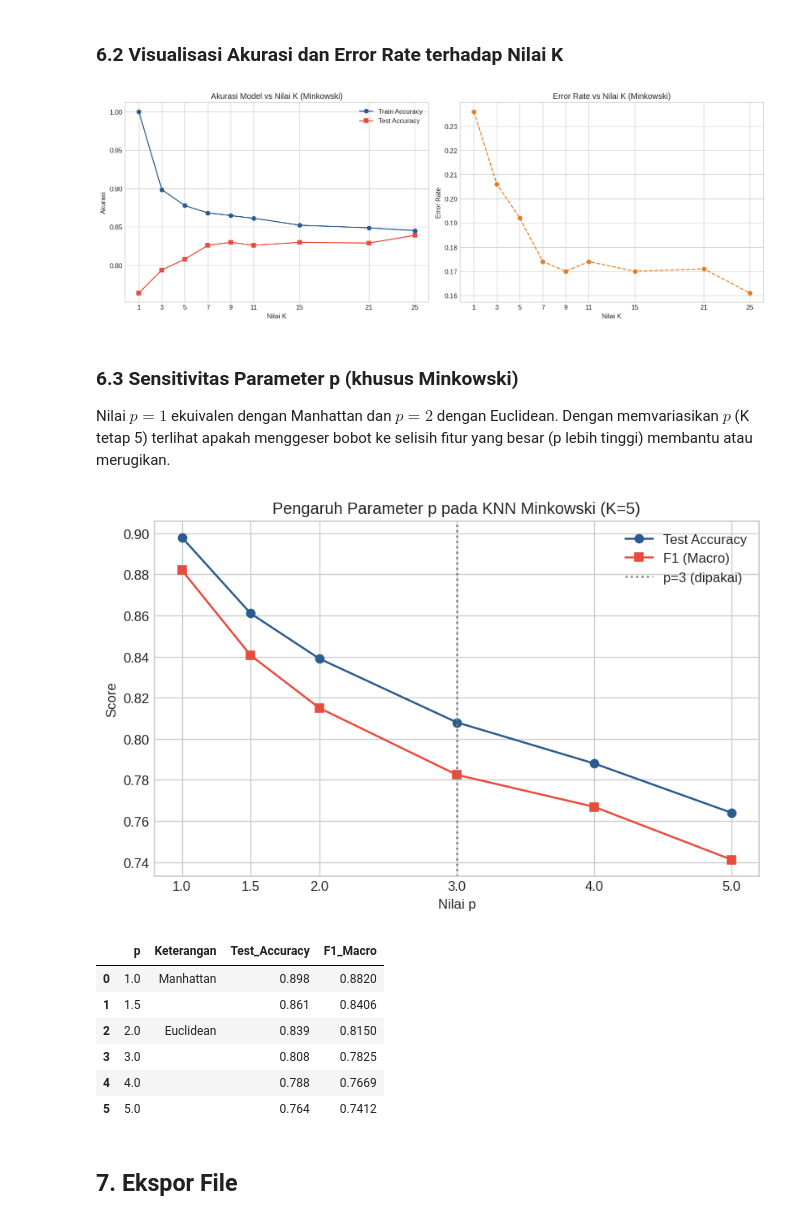
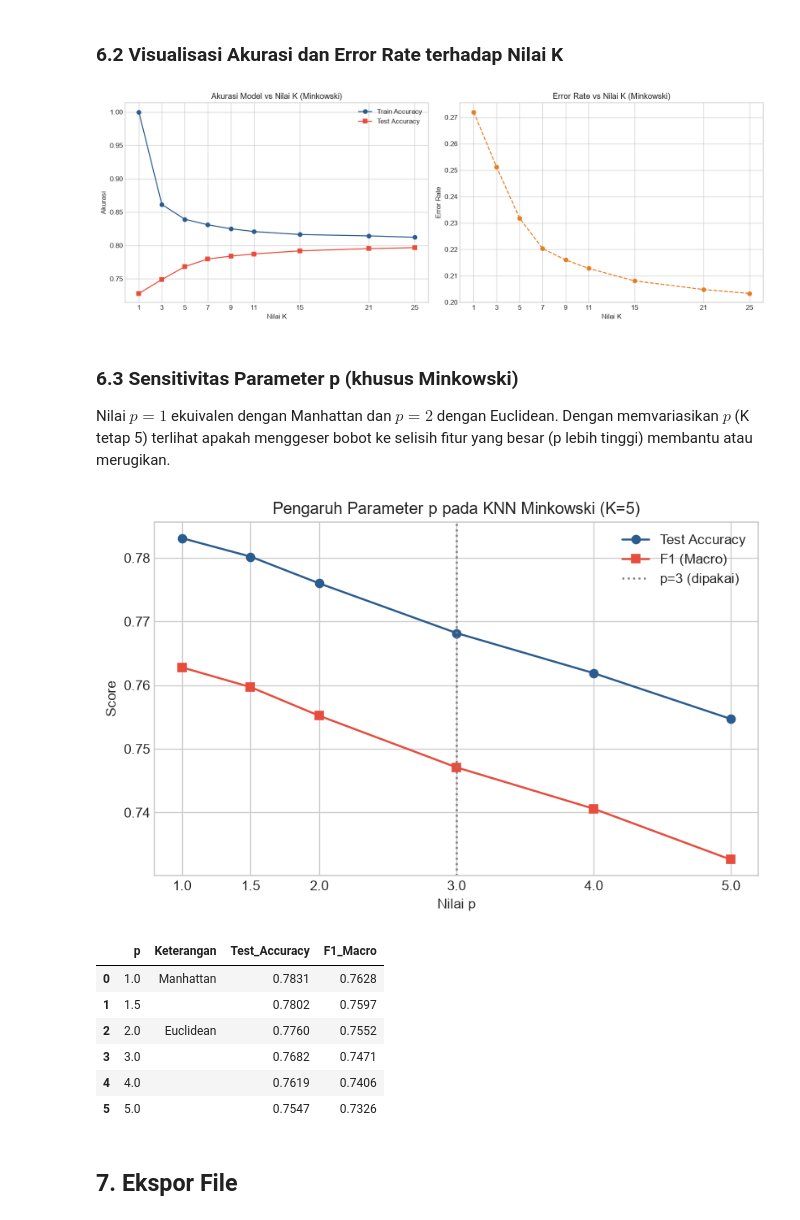
Before and after one commit to Keluarga-Cemara-Team/MachineLearningPBL, a Jupyter notebook: KNN/KNN_AntiBurnout_Minkowski.ipynb, the cells around one changed output. Drawn from its saved outputs; the diff is of its cells as text; code cells hidden in the pictures.

Commit message:
feat(knn): hapus sampling 5000 & kolom Mental_Health_Status, tambah n_jobs=-1, serta run ulang 4 model KNN (50.000 baris)

```diff
--- a/KNN/KNN_AntiBurnout_Minkowski.ipynb
+++ b/KNN/KNN_AntiBurnout_Minkowski.ipynb
@@ -42,6 +42,8 @@ os.makedirs(OUTPUT_DIR, exist_ok=True)
 ### 1.1 Load Dataset
 # %%
 DATA_PATH = 'burnout_dataset1.csv'
+if not os.path.exists(DATA_PATH) and os.path.exists('../LogisticRegression/burnout_dataset1.csv'):
+    DATA_PATH = '../LogisticRegression/burnout_dataset1.csv'
 if not os.path.exists(DATA_PATH):
     try:
         from google.colab import files
@@ -53,11 +55,5 @@ if not os.path.exists(DATA_PATH):
         )
 
 df = pd.read_csv(DATA_PATH)
-print(f'Jumlah data awal: {len(df)}')
-
-df = df.sample(
-    n=5000,
-    random_state=42
-).reset_index(drop=True)
-print(f'Jumlah data setelah sampling: {len(df)}')
+print(f'Jumlah data: {len(df)}')
 # %% [output]
@@ -100,7 +95,8 @@ categorical_columns = categorical_columns.drop(
         'AI_Wellness_Recommendation',
         'Burnout_Risk',
         'Education_Level',
-        'Employment_Status'
+        'Employment_Status',
+        'Mental_Health_Status'
     ],
     errors='ignore'
 )
@@ -133,8 +129,7 @@ encoding_maps = {
     'Chronic_Stress': {'No': 0, 'Yes': 1},
     'Family_History_Mental_Illness': {'No': 0, 'Yes': 1},
     'Therapy_Attendance': {'No': 1, 'Yes': 0},
-    'Support_System': {'Poor': 3, 'Average': 2, 'Good': 1, 'Excellent': 0},
-    'Mental_Health_Status': {'Healthy': 0, 'Needs Attention': 1, 'Critical': 2}
+    'Support_System': {'Poor': 3, 'Average': 2, 'Good': 1, 'Excellent': 0}
 }
 
 for column, mapping in encoding_maps.items():
@@ -583,7 +579,8 @@ for k in k_range:
     knn_temp = KNeighborsClassifier(
         n_neighbors=k,
         metric='minkowski', p=3,
-        weights='uniform'
+        weights='uniform',
+        n_jobs=-1
     )
     knn_temp.fit(X_train_s, y_train)
     train_acc = knn_temp.score(X_train_s, y_train)
@@ -636,7 +633,7 @@ plt.tight_layout()
 plt.savefig(f'{OUTPUT_DIR}/k_value_sensitivity_minkowski.png')
 plt.show()
 # %% [output]
-[figure, old version]
+[figure, new version]
 # %% [markdown]
 ### 6.3 Sensitivitas Parameter p (khusus Minkowski)
 
@@ -652,42 +649,43 @@ for p_val in p_range:
         n_neighbors=5,
         metric='minkowski',
         p=p_val,
-        weights='uniform'
+        weights='uniform',
+        n_jobs=-1
     )
     knn_p.fit(X_train_s, y_train)
     pred_p = knn_p.predict(X_test_s)
     p_rows.append({
         'p': p_val,
         'Keterangan': 'Manhattan' if p_val == 1 else ('Euclidean' if p_val == 2 else ''),
         'Test_Accuracy': round(accuracy_score(y_test, pred_p), 4),
         'F1_Macro': round(_f1(y_test, pred_p, average='macro'), 4)
     })
 
 df_p_analysis = pd.DataFrame(p_rows)
 
 plt.figure(figsize=(7, 4.5))
 plt.plot(df_p_analysis['p'], df_p_analysis['Test_Accuracy'], marker='o', label='Test Accuracy', color='#2b5c8f')
 plt.plot(df_p_analysis['p'], df_p_analysis['F1_Macro'], marker='s', label='F1 (Macro)', color='#e74c3c')
 plt.axvline(3, color='gray', linestyle=':', label='p=3 (dipakai)')
 plt.title('Pengaruh Parameter p pada KNN Minkowski (K=5)')
 plt.xlabel('Nilai p')
 plt.ylabel('Score')
 plt.xticks(p_range)
 plt.legend()
 plt.tight_layout()
 plt.savefig(f'{OUTPUT_DIR}/p_value_sensitivity_minkowski.png')
 plt.show()
 
 df_p_analysis
 # %% [output]
-[figure, old version]
+[figure, new version]
 |  | p | Keterangan | Test_Accuracy | F1_Macro |
-| 0 | 1.0 | Manhattan | 0.898 | 0.8820 |
-| 1 | 1.5 |  | 0.861 | 0.8406 |
-| 2 | 2.0 | Euclidean | 0.839 | 0.8150 |
-| 3 | 3.0 |  | 0.808 | 0.7825 |
-| 4 | 4.0 |  | 0.788 | 0.7669 |
-| 5 | 5.0 |  | 0.764 | 0.7412 |
+| 0 | 1.0 | Manhattan | 0.7831 | 0.7628 |
+| 1 | 1.5 |  | 0.7802 | 0.7597 |
+| 2 | 2.0 | Euclidean | 0.7760 | 0.7552 |
+| 3 | 3.0 |  | 0.7682 | 0.7471 |
+| 4 | 4.0 |  | 0.7619 | 0.7406 |
+| 5 | 5.0 |  | 0.7547 | 0.7326 |
 # %% [markdown]
 ## 7. Ekspor File
 # %%
```
Also changed, not shown: parts of 20 cells of this notebook, 42 other files.
